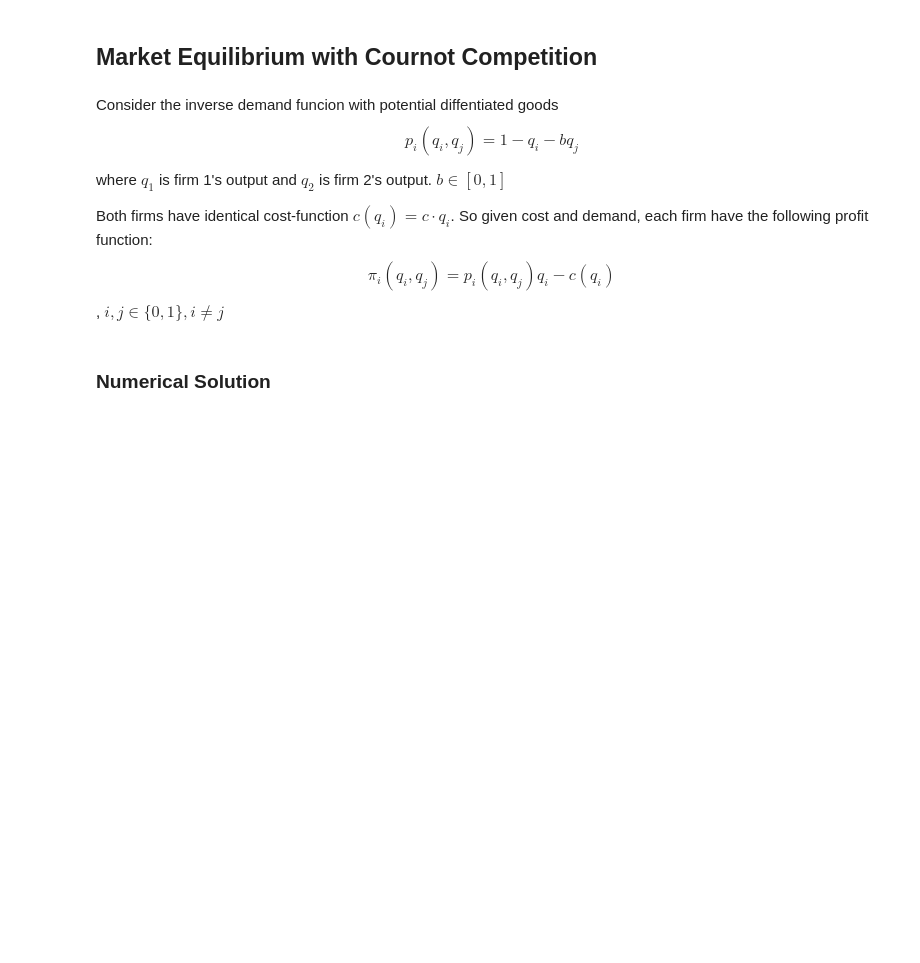
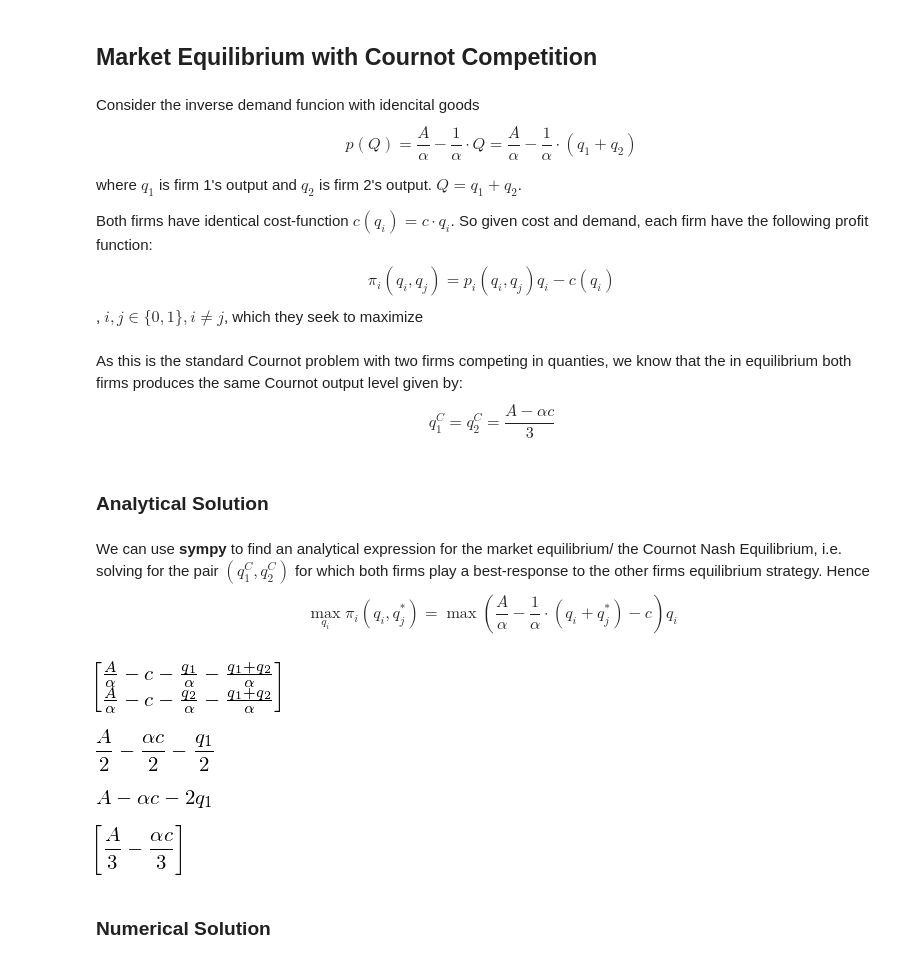
Before and after one commit to NumEconCopenhagen/projects-2019-peter-larsens-kaffe-m-havre, a Jupyter notebook: modelproject/Ligevægt.ipynb, the cells around one changed output. Cells and saved outputs as stored; diff of their text form; code cells hidden in the pictures; blank space fills up the shorter version.

```diff
--- a/modelproject/Ligevægt.ipynb
+++ b/modelproject/Ligevægt.ipynb
@@ -194,14 +194,54 @@ We see that when the monopoly firm is producing $q=5$, they get the maximum prof
 # %% [markdown]
 ## Market Equilibrium with Cournot Competition
 # %% [markdown]
-Consider the inverse demand funcion with potential diffentiated goods
-$$p_{i}(q_{i},q_{j})=1-q_{i}-bq_{j}$$
+Consider the inverse demand funcion with idencital goods
+$$p(Q)=\frac{A}{\alpha}-\frac{1}{\alpha}\cdot Q=\frac{A}{\alpha}-\frac{1}{\alpha}\cdot(q_1+q_2)$$
 
-where $q_1$ is firm 1's output and $q_2$ is firm 2's output. $b\in[0,1]$
+where $q_1$ is firm 1's output and $q_2$ is firm 2's output. $Q=q_1+q_2$.
 
 Both firms have identical cost-function $c(q_i)=c\cdot q_i$. So given cost and demand, each firm have the following profit function:
 $$\pi_{i}(q_{i},q_{j})=p_i(q_i,q_j)q_i-c(q_i)$$,
-$i,j\in\{0,1\},i\neq j$
+$i,j\in\{0,1\},i\neq j$, which they seek to maximize
+# %% [markdown]
+As this is the standard Cournot problem with two firms competing in quanties, we know that the in equilibrium both firms produces the same Cournot output level given by:
+$$q_1^{C}=q_2^{C}=\frac{A-\alpha c}{3}$$
+# %% [markdown]
+### Analytical Solution
+# %% [markdown]
+We can use **sympy** to find an analytical expression for the market equilibrium/ the Cournot Nash Equilibrium, i.e. solving for the pair $(q_1^{C},q_2^{C})$ for which both firms play a best-response to the other firms equilibrium strategy. Hence
+$$\max_{q_{i}} \pi_{i}(q_i,q_j^{\ast})=\max \left(\frac{A}{\alpha}-\frac{1}{\alpha}\cdot(q_i+q_j^{\ast})-c\right)q_i $$
+# %%
+# Defining variables;
+A = sm.symbols('A') # Constant in Q(p)
+q1 = sm.symbols('q1') # Firm 1's output
+q2 = sm.symbols('q2') # Firm 2's output
+c = sm.symbols('c') # Contant cost
+alpha=sm.symbols('alpha') # Slope coefficient in Q(p)
+
+Pi1 = (A/alpha-1/alpha*(q1+q2))*q1-c*q1 # Firm 1's profit function
+
+Pi2 = (A/alpha-1/alpha*(q1+q2))*q2-c*q2 # Frim 2's profit function
+
+F1 = sm.diff(Pi1,q1) # Take the first order condition for
+F2 = sm.diff(Pi2,q2)
+sm.Matrix([F1,F2]) # Prints the market quanty and price
+# %% [output]
+[figure, added]
+# %%
+Cq2 = sm.solve(F2,q2)[0] # Solves for market quantiy
+Cq2
+# %% [output]
+[figure, added]
+# %%
+Cq1 = sm.solve(F1,q2)[0] # Solves for market quantiy
+Cq1
+# %% [output]
+[figure, added]
+# %%
+M=sm.solve(Cq1-Cq2,q1)
+M
+# %% [output]
+[figure, added]
 # %% [markdown]
 ### Numerical Solution
 # %%
```
